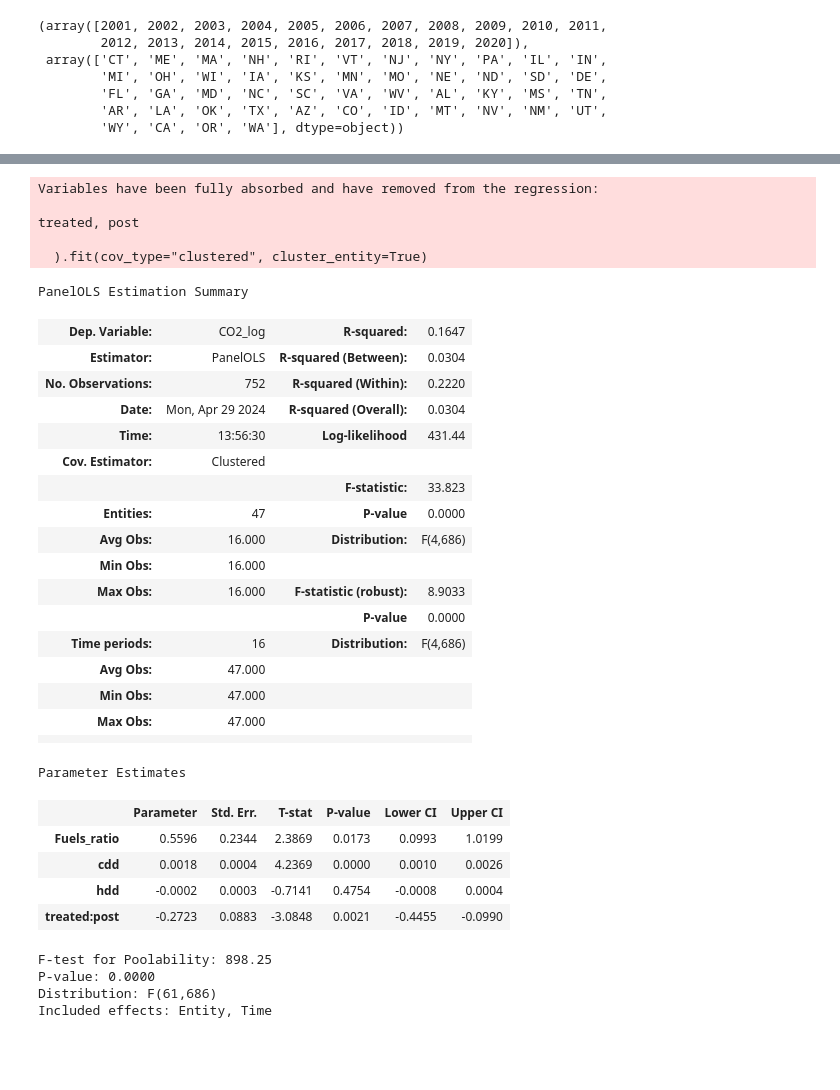
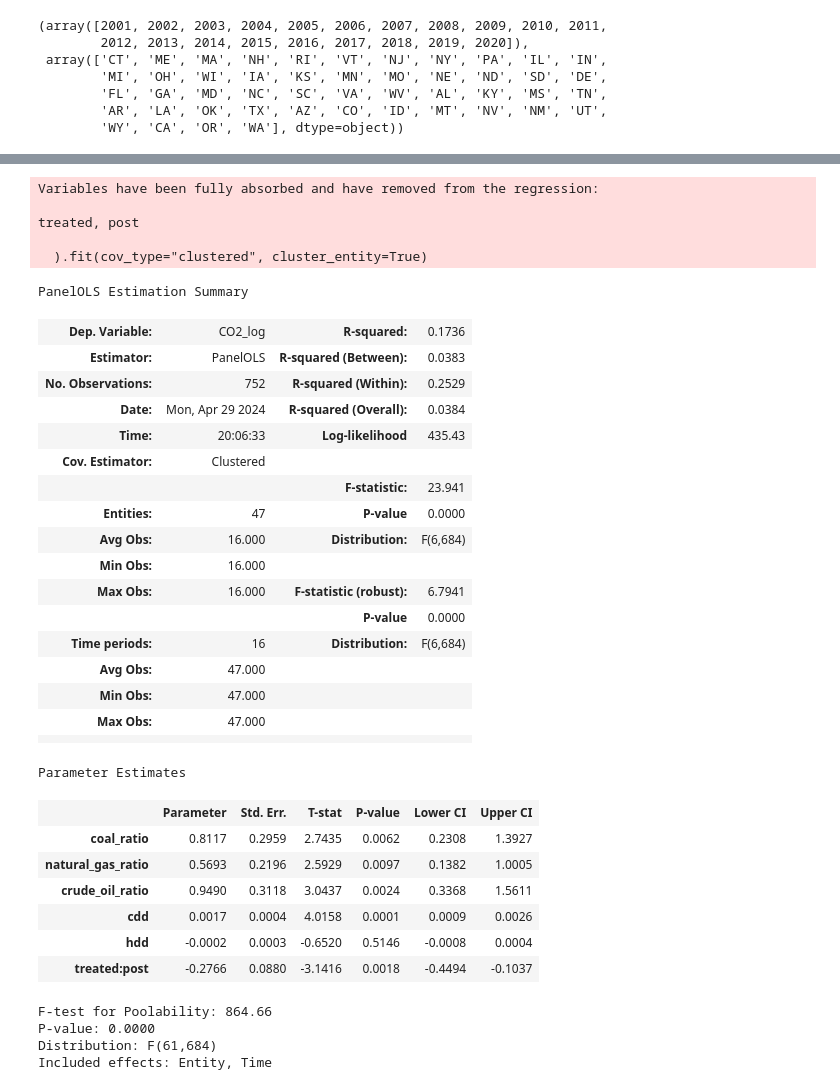
Before and after one commit to MIDS-at-Duke/uds-2024-flamingo, a Jupyter notebook: code/ML_model.ipynb, the cells around one changed output, grey strips where cells are left out. Drawn from its saved outputs; the diff is of its cells as text; code cells hidden in the pictures; blank space fills up the shorter version.

```diff
--- a/code/ML_model.ipynb
+++ b/code/ML_model.ipynb
@@ -5,11 +5,12 @@ pd.set_option("mode.copy_on_write", True)
 
 df_e_price = pd.read_csv("../src/cleaned_e_price.csv")
 df_emission = pd.read_csv("../src/cleaned_emission_annual.csv")
-df_fuel_ratio = pd.read_csv("../src/cleaned_fuel_ratio.csv")
+# df_fuel_ratio = pd.read_csv("../src/cleaned_fuel_ratio.csv")
+df_prod_mix = pd.read_csv("../src/cleaned_prod_mix.csv")
 df_climate = pd.read_csv("../src/cleaned_cdd_hdd.csv")
 # %%
 merged = pd.merge(df_e_price, df_emission, on=["Year", "State"], how="inner")
-merged = pd.merge(merged, df_fuel_ratio, on=["Year", "State"], how="inner")
+merged = pd.merge(merged, df_prod_mix, on=["Year", "State"], how="inner")
 merged = pd.merge(merged, df_climate, on=["Year", "State"], how="inner")
 # %%
 # log transformation of CO2 emission
@@ -183,45 +185,47 @@ MultiIndex([('CT', 2001),
 # %%
 from linearmodels.panel import PanelOLS
 
-formula = "CO2_log ~ Fuels_ratio + cdd + hdd + treated + post + treated:post + EntityEffects + TimeEffects"
+formula = "CO2_log ~ coal_ratio + natural_gas_ratio + crude_oil_ratio + cdd + hdd + treated + post + treated:post + EntityEffects + TimeEffects"
 mod = PanelOLS.from_formula(
     formula,
     data=merged_subset,
     drop_absorbed=True,
 ).fit(cov_type="clustered", cluster_entity=True)
 
 mod.summary
 # %% [output]
 Variables have been fully absorbed and have removed from the regression:
 
 treated, post
 
   ).fit(cov_type="clustered", cluster_entity=True)
 PanelOLS Estimation Summary
-| Dep. Variable: | CO2_log | R-squared: | 0.1647 |
-| Estimator: | PanelOLS | R-squared (Between): | 0.0304 |
-| No. Observations: | 752 | R-squared (Within): | 0.2220 |
-| Date: | Mon, Apr 29 2024 | R-squared (Overall): | 0.0304 |
-| Time: | 13:56:30 | Log-likelihood | 431.44 |
+| Dep. Variable: | CO2_log | R-squared: | 0.1736 |
+| Estimator: | PanelOLS | R-squared (Between): | 0.0383 |
+| No. Observations: | 752 | R-squared (Within): | 0.2529 |
+| Date: | Mon, Apr 29 2024 | R-squared (Overall): | 0.0384 |
+| Time: | 20:06:33 | Log-likelihood | 435.43 |
 | Cov. Estimator: | Clustered |  |  |
-|  |  | F-statistic: | 33.823 |
+|  |  | F-statistic: | 23.941 |
 | Entities: | 47 | P-value | 0.0000 |
-| Avg Obs: | 16.000 | Distribution: | F(4,686) |
+| Avg Obs: | 16.000 | Distribution: | F(6,684) |
 | Min Obs: | 16.000 |  |  |
-| Max Obs: | 16.000 | F-statistic (robust): | 8.9033 |
+| Max Obs: | 16.000 | F-statistic (robust): | 6.7941 |
 |  |  | P-value | 0.0000 |
-| Time periods: | 16 | Distribution: | F(4,686) |
+| Time periods: | 16 | Distribution: | F(6,684) |
 | Avg Obs: | 47.000 |  |  |
 | Min Obs: | 47.000 |  |  |
 | Max Obs: | 47.000 |  |  |
 |  |  |  |  |
 Parameter Estimates
 |  | Parameter | Std. Err. | T-stat | P-value | Lower CI | Upper CI |
-| Fuels_ratio | 0.5596 | 0.2344 | 2.3869 | 0.0173 | 0.0993 | 1.0199 |
-| cdd | 0.0018 | 0.0004 | 4.2369 | 0.0000 | 0.0010 | 0.0026 |
-| hdd | -0.0002 | 0.0003 | -0.7141 | 0.4754 | -0.0008 | 0.0004 |
-| treated:post | -0.2723 | 0.0883 | -3.0848 | 0.0021 | -0.4455 | -0.0990 |
+| coal_ratio | 0.8117 | 0.2959 | 2.7435 | 0.0062 | 0.2308 | 1.3927 |
+| natural_gas_ratio | 0.5693 | 0.2196 | 2.5929 | 0.0097 | 0.1382 | 1.0005 |
+| crude_oil_ratio | 0.9490 | 0.3118 | 3.0437 | 0.0024 | 0.3368 | 1.5611 |
+| cdd | 0.0017 | 0.0004 | 4.0158 | 0.0001 | 0.0009 | 0.0026 |
+| hdd | -0.0002 | 0.0003 | -0.6520 | 0.5146 | -0.0008 | 0.0004 |
+| treated:post | -0.2766 | 0.0880 | -3.1416 | 0.0018 | -0.4494 | -0.1037 |
-F-test for Poolability: 898.25
+F-test for Poolability: 864.66
 P-value: 0.0000
-Distribution: F(61,686)
+Distribution: F(61,684)
 Included effects: Entity, Time
```
Also changed, not shown: parts of 7 cells of this notebook, 52 other files.
